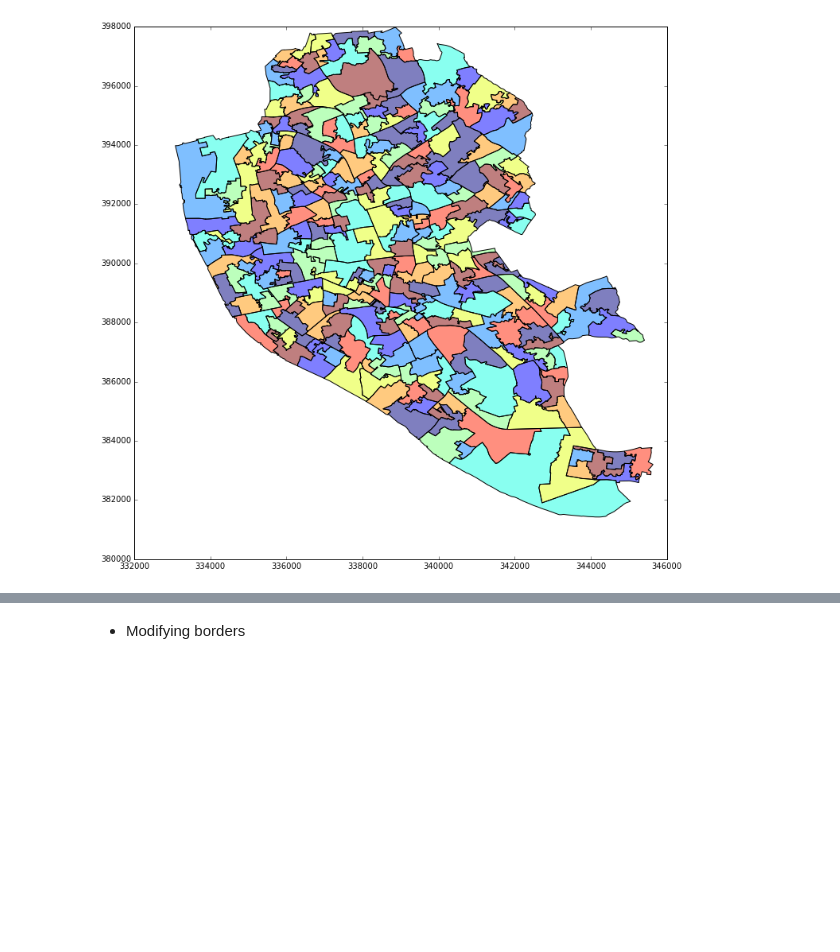
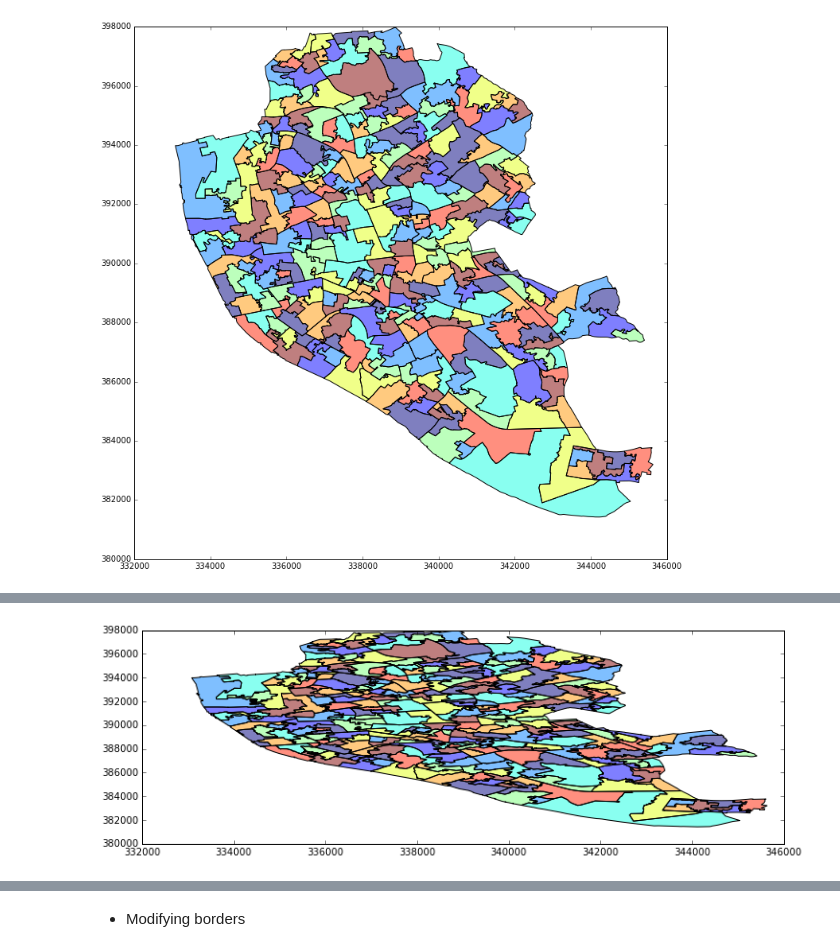
Before and after one commit to darribas/gds15, a Jupyter notebook: content/labs/lab_03.ipynb, the cells around one changed output, grey strips where cells are left out. Saved outputs shown, nothing was run; the diff lists cells and outputs as text; code cells hidden in the pictures; blank space fills up the shorter version.

```diff
--- a/content/labs/lab_03.ipynb
+++ b/content/labs/lab_03.ipynb
@@ -170,0 +184,6 @@ plt.show()
+# %%
+f, ax = plt.subplots(1, figsize=(12, 4))
+ax = lsoas.plot(axes=ax)
+plt.show()
+# %% [output]
+[figure, added]
```
Also changed, not shown: parts of 101 cells of this notebook, 3 other files.
